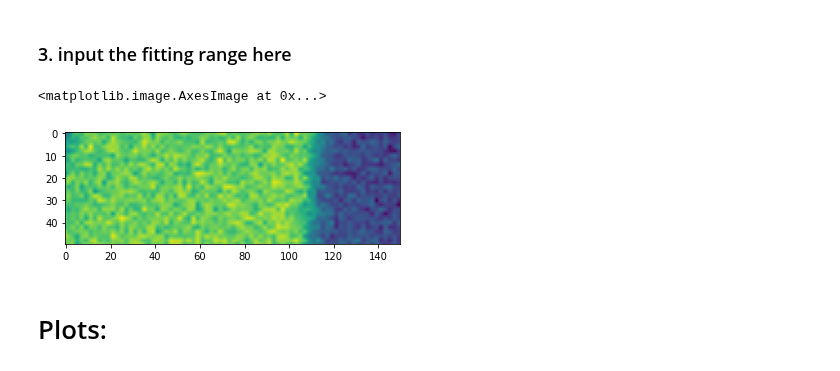
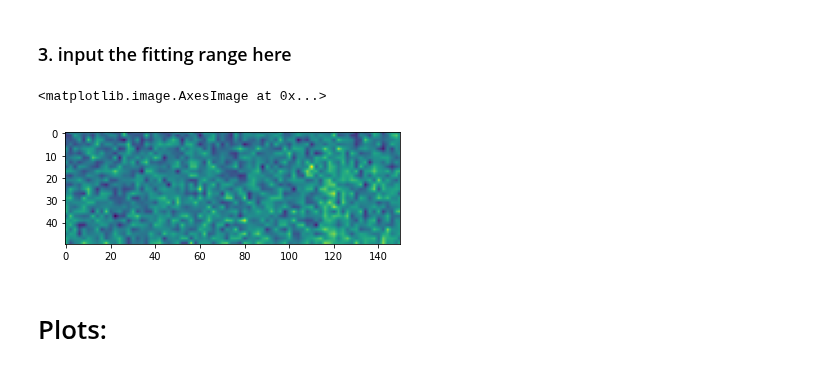
Before and after one commit to JoanneCETsai/Temperature_Calibration, a Jupyter notebook: code/0225_diode.ipynb, the cells around one changed output. Saved outputs shown, nothing was run; the diff lists cells and outputs as text; code cells hidden in the pictures.

Commit message:
diode 10mm/s plots

```diff
--- a/code/0225_diode.ipynb
+++ b/code/0225_diode.ipynb
@@ -12,7 +12,7 @@
 # %% [markdown]
 ### 1. input needed parameters
 # %%
-folder = "/Users/chiaentsai/Library/CloudStorage/Box-Box/MURI-SARA/Thermoreflectance/Joanne/04242023_diode_vac"
+folder = "/Users/chiaentsai/Library/CloudStorage/Box-Box/MURI-SARA/Thermoreflectance/Joanne/04252023_diode_N2_new"
 
 HEADER_LEN = 152
 X_DIM = 1200
@@ -63,7 +63,7 @@ power_list = get_powers(all_files)
 # %% [markdown]
 ### 2. check the beam shape
 # %%
-image = "/Users/chiaentsai/Library/CloudStorage/Box-Box/MURI-SARA/Thermoreflectance/Joanne/04242023_diode_vac/10mm_per_sec_vaccum/0mm_75W_003.raw"
+image = "/Users/chiaentsai/Library/CloudStorage/Box-Box/MURI-SARA/Thermoreflectance/Joanne/04252023_diode_N2_new/10mm_per_sec_N2/8mm_84W_015.raw"
 whole = get_blue(image)
 # zoomin = get_bright(whole)
 b_whole = back[0]
@@ -78,13 +78,13 @@ plt.colorbar(sc)
 plt.title("intensity without background")
 plt.show()
 # fig 3: vertical direction trend
-plt.plot((whole-b_whole)[:,420])
+plt.plot((whole-b_whole)[:,1000])
 plt.title("vertical direction")
 plt.xlabel("pixel")
 plt.ylabel("intensity")
 plt.show()
 # fig 4: horizontal direction trend
-plt.plot((whole-b_whole)[210,:])
+plt.plot((whole-b_whole)[420,:])
 plt.title("horizontal direction")
 plt.xlabel("pixel")
 plt.ylabel("intensity")
@@ -103,17 +103,17 @@ plt.show()
 # %% [markdown]
 ### 3. input the fitting range here
 # %%
-X_left_boundry = 185
-X_right_boundry = 235
-Y_left_boundry = 355
-Y_right_boundry = 505
+X_left_boundry = 390
+X_right_boundry =440
+Y_left_boundry = 690
+Y_right_boundry = 840
 zoomin = get_bright(whole)
 b_zoomin = get_bright(b_whole)
 needed = zoomin - b_zoomin
 plt.imshow(needed)
 # %% [output]
 <matplotlib.image.AxesImage at 0x...>
-[figure, old version]
+[figure, new version]
 # %% [markdown]
 # Plots:
 # %%
```
Also changed, not shown: parts of 3 cells of this notebook, 1 other file.
